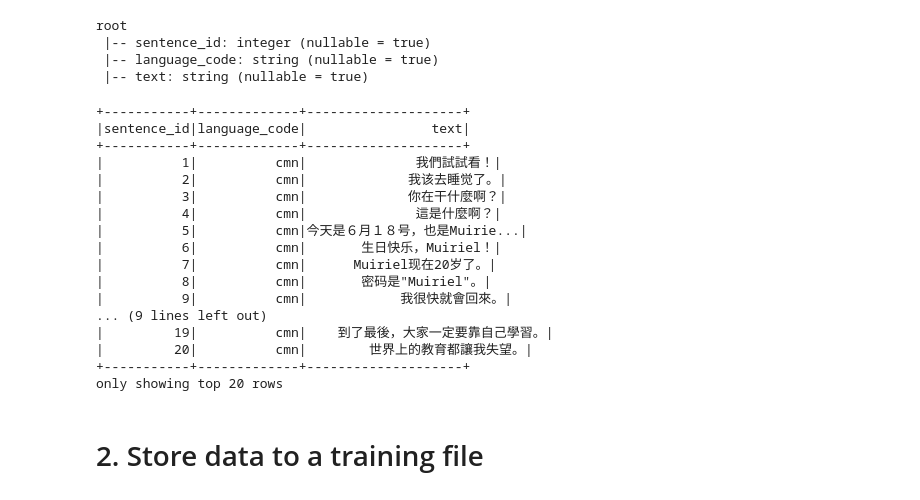
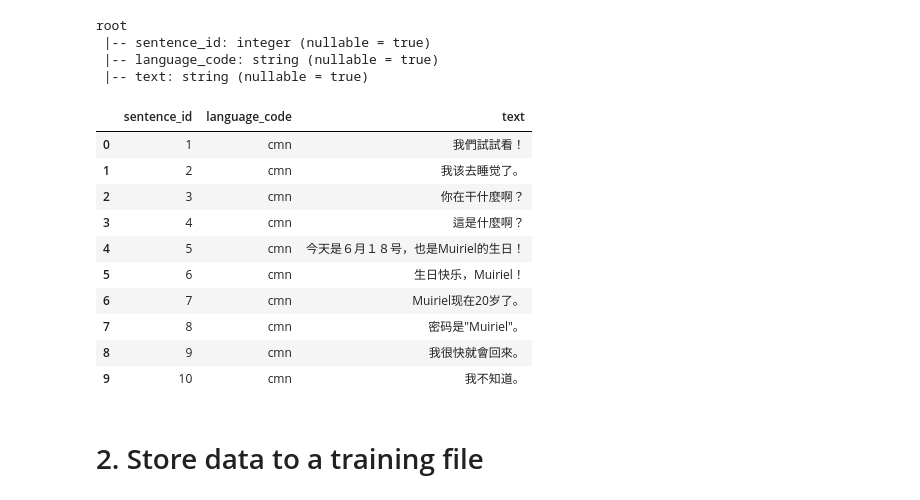
Before and after one commit to futurice/language_detection_in_spark, a Jupyter notebook: 01_Training_fastText.ipynb, the cells around one changed output. Saved outputs shown, nothing was run; the diff lists cells and outputs as text; code cells hidden in the pictures.

```diff
--- a/01_Training_fastText.ipynb
+++ b/01_Training_fastText.ipynb
@@ -35,26 +35,20 @@ root
  |-- language_code: string (nullable = true)
  |-- text: string (nullable = true)
 # %%
-# Show 20 samples
-spark_df.show()
+# Show 10 samples
+spark_df.limit(10).toPandas()
 # %% [output]
-+-----------+-------------+--------------------+
-|sentence_id|language_code|                text|
-+-----------+-------------+--------------------+
-|          1|          cmn|              我們試試看！|
-|          2|          cmn|             我该去睡觉了。|
-|          3|          cmn|             你在干什麼啊？|
-|          4|          cmn|              這是什麼啊？|
-|          5|          cmn|今天是６月１８号，也是Muirie...|
-|          6|          cmn|       生日快乐，Muiriel！|
-|          7|          cmn|      Muiriel现在20岁了。|
-|          8|          cmn|       密码是"Muiriel"。|
-|          9|          cmn|            我很快就會回來。|
-... (9 lines left out)
-|         19|          cmn|    到了最後，大家一定要靠自己學習。|
-|         20|          cmn|        世界上的教育都讓我失望。|
-+-----------+-------------+--------------------+
-only showing top 20 rows
+|  | sentence_id | language_code | text |
+| 0 | 1 | cmn | 我們試試看！ |
+| 1 | 2 | cmn | 我该去睡觉了。 |
+| 2 | 3 | cmn | 你在干什麼啊？ |
+| 3 | 4 | cmn | 這是什麼啊？ |
+| 4 | 5 | cmn | 今天是６月１８号，也是Muiriel的生日！ |
+| 5 | 6 | cmn | 生日快乐，Muiriel！ |
+| 6 | 7 | cmn | Muiriel现在20岁了。 |
+| 7 | 8 | cmn | 密码是"Muiriel"。 |
+| 8 | 9 | cmn | 我很快就會回來。 |
+| 9 | 10 | cmn | 我不知道。 |
 # %% [markdown]
 # 2. Store data to a training file
 # %%
```
Also changed, not shown: 3 other files.
